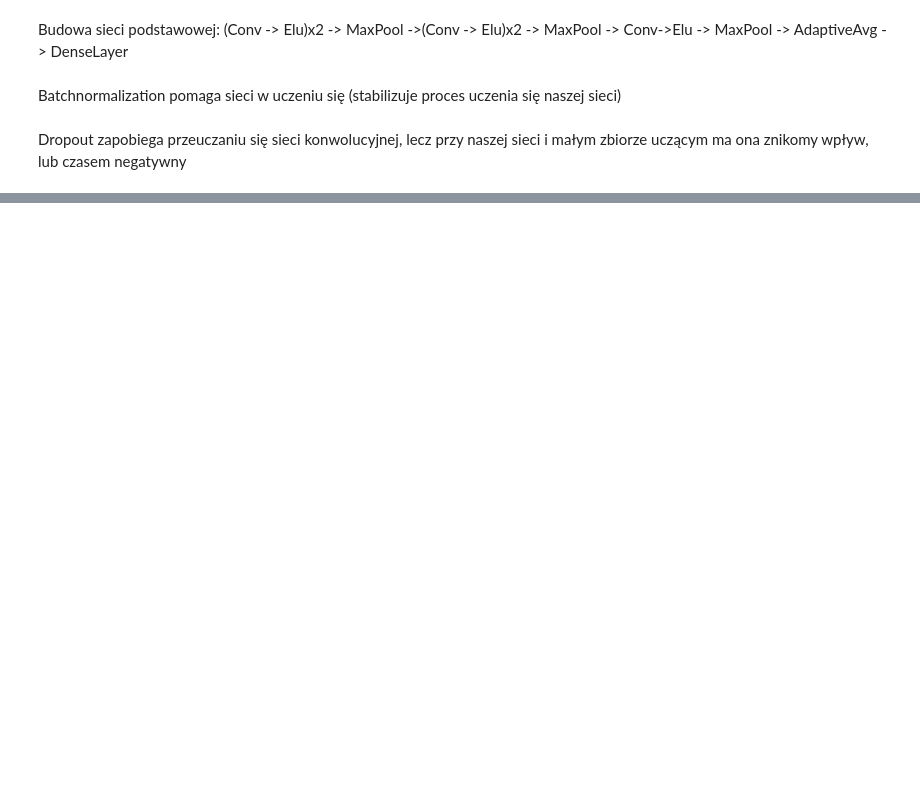
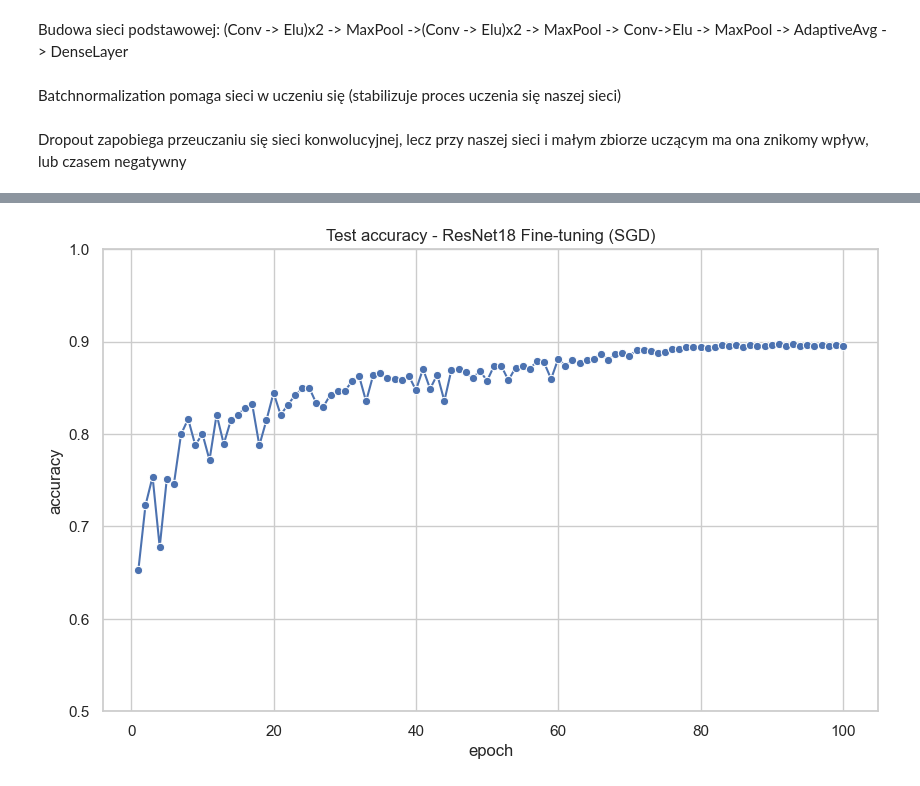
Before and after one commit to NoMoreCookies/Cloud-Image-Classification-PyTorch-, a Jupyter notebook: sieci_splotowe_pytorch.ipynb, the cells around one changed output, grey strips where cells are left out. Saved outputs shown, nothing was run; the diff lists cells and outputs as text; code cells hidden in the pictures; blank space fills up the shorter version.

```diff
--- a/sieci_splotowe_pytorch.ipynb
+++ b/sieci_splotowe_pytorch.ipynb
@@ -386,0 +406,19 @@ tensor([3])
+# %%
+model = torchvision.models.resnet18(weights=torchvision.models.ResNet18_Weights.IMAGENET1K_V1)
+model.fc = nn.Linear(model.fc.in_features, 10)
+model = model.to(device)
+# %%
+model, hist = fit(model, dataloader_train, dataloader_test, device, epochs=100, lr=0.01)
+
+
+df = pd.DataFrame(hist)
+sns.set_theme(style="whitegrid")
+plt.figure(figsize=(10, 6))
+sns.lineplot(data=df, x="epoch", y="acc", marker="o")
+plt.title("Test accuracy - ResNet18 Fine-tuning (SGD)")
+plt.ylabel("accuracy")
+plt.xlabel("epoch")
+plt.grid(True)
+plt.ylim([0.5, 1.0])
+plt.show()
+# %% [output]
@@ -386,0 +442 @@ tensor([3])
+[figure, added]
```
Also changed, not shown: parts of 21 cells of this notebook, 5 other files.
